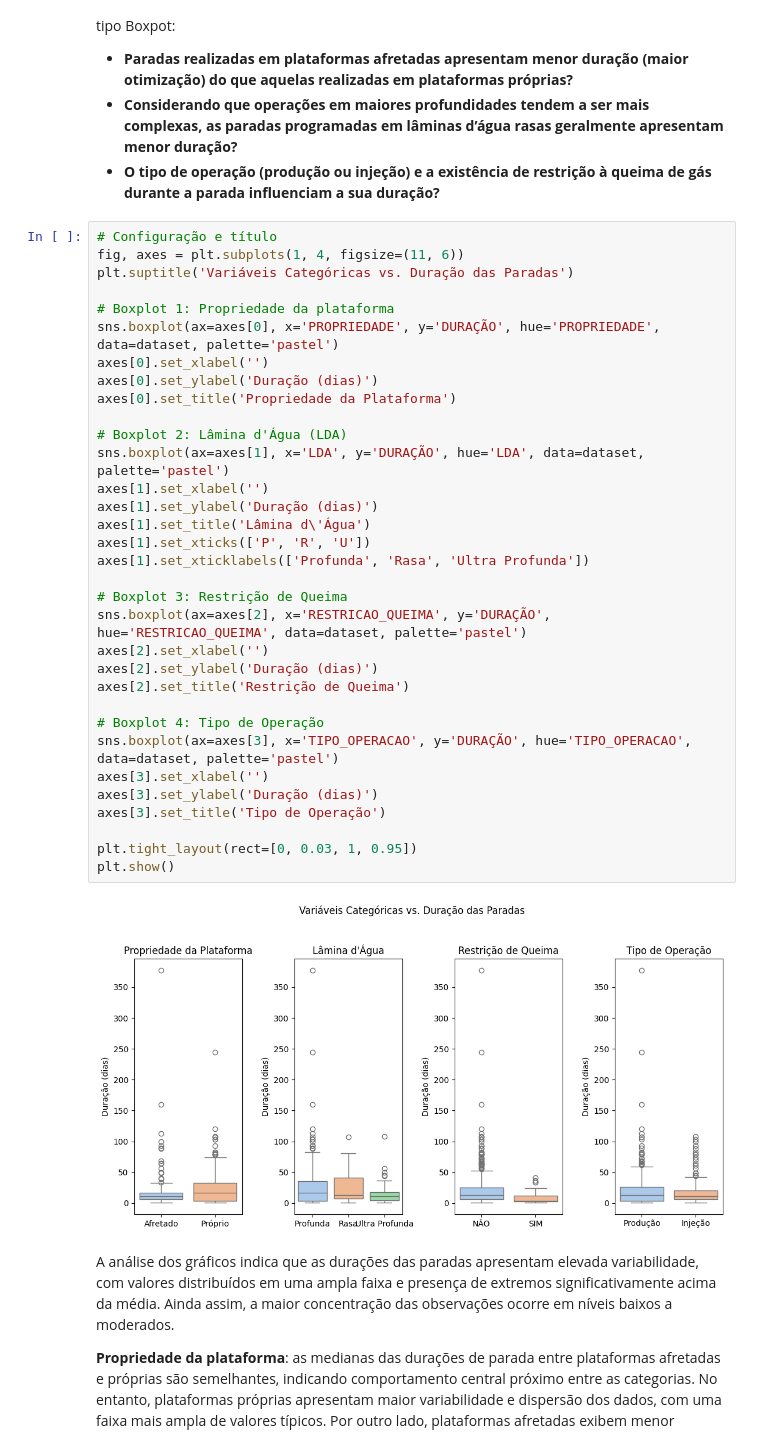
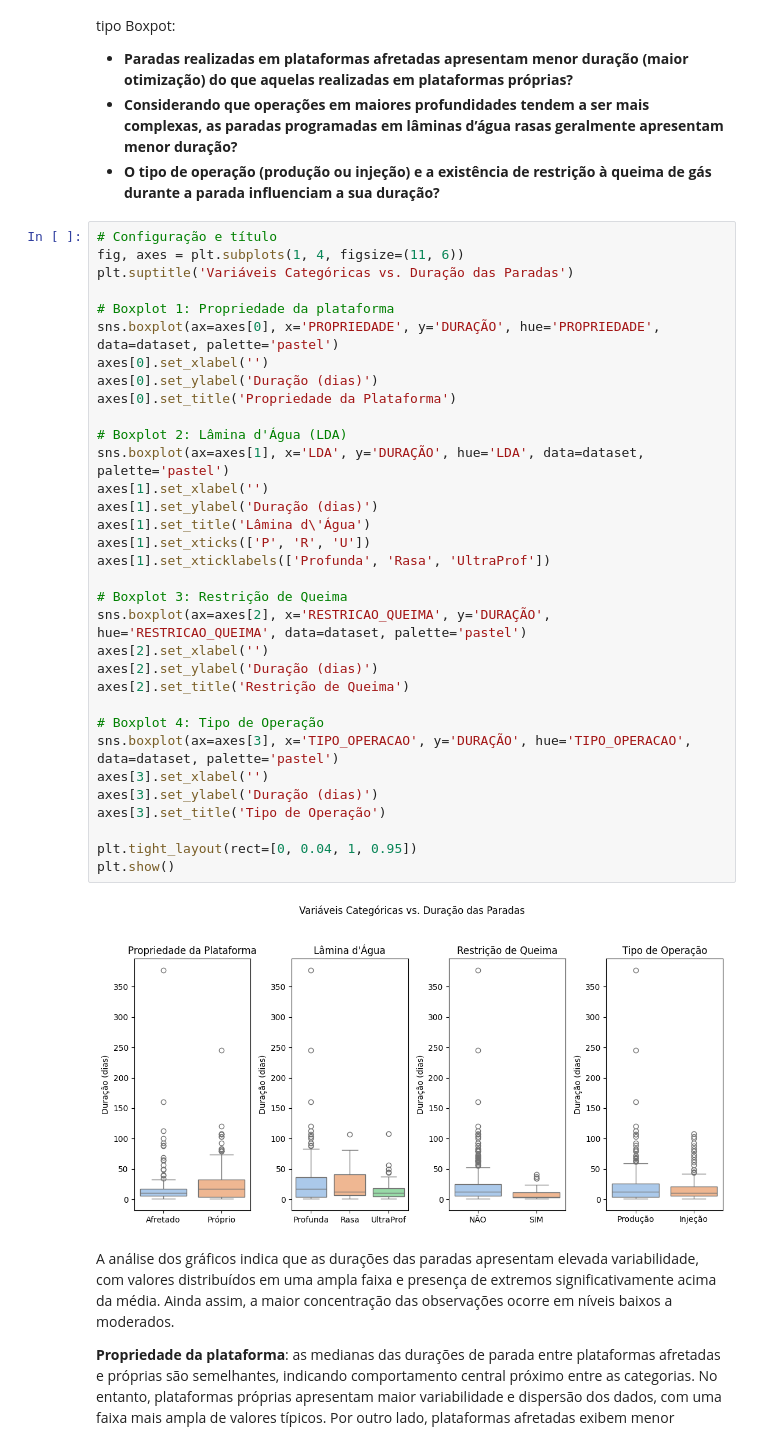
Before and after one commit to LAOLIVEIRA1972/PUC_MVP_AnaliseDados, a Jupyter notebook: mvp_Analise_Dados.ipynb, the cells around one changed output. Drawn from its saved outputs; the diff is of its cells as text.

```diff
--- a/mvp_Analise_Dados.ipynb
+++ b/mvp_Analise_Dados.ipynb
@@ -387,36 +387,36 @@ Para análise das demais hipóteses deste trabalho, listadas abaixo, serão elab
 fig, axes = plt.subplots(1, 4, figsize=(11, 6))
 plt.suptitle('Variáveis Categóricas vs. Duração das Paradas')
 
 # Boxplot 1: Propriedade da plataforma
 sns.boxplot(ax=axes[0], x='PROPRIEDADE', y='DURAÇÃO', hue='PROPRIEDADE', data=dataset, palette='pastel')
 axes[0].set_xlabel('')
 axes[0].set_ylabel('Duração (dias)')
 axes[0].set_title('Propriedade da Plataforma')
 
 # Boxplot 2: Lâmina d'Água (LDA)
 sns.boxplot(ax=axes[1], x='LDA', y='DURAÇÃO', hue='LDA', data=dataset, palette='pastel')
 axes[1].set_xlabel('')
 axes[1].set_ylabel('Duração (dias)')
 axes[1].set_title('Lâmina d\'Água')
 axes[1].set_xticks(['P', 'R', 'U'])
-axes[1].set_xticklabels(['Profunda', 'Rasa', 'Ultra Profunda'])
+axes[1].set_xticklabels(['Profunda', 'Rasa', 'UltraProf'])
 
 # Boxplot 3: Restrição de Queima
 sns.boxplot(ax=axes[2], x='RESTRICAO_QUEIMA', y='DURAÇÃO', hue='RESTRICAO_QUEIMA', data=dataset, palette='pastel')
 axes[2].set_xlabel('')
 axes[2].set_ylabel('Duração (dias)')
 axes[2].set_title('Restrição de Queima')
 
 # Boxplot 4: Tipo de Operação
 sns.boxplot(ax=axes[3], x='TIPO_OPERACAO', y='DURAÇÃO', hue='TIPO_OPERACAO', data=dataset, palette='pastel')
 axes[3].set_xlabel('')
 axes[3].set_ylabel('Duração (dias)')
 axes[3].set_title('Tipo de Operação')
 
-plt.tight_layout(rect=[0, 0.03, 1, 0.95])
+plt.tight_layout(rect=[0, 0.04, 1, 0.95])
 plt.show()
 # %% [output]
-[figure, old version]
+[figure, new version]
 # %% [markdown]
 A análise dos gráficos indica que as durações das paradas apresentam elevada variabilidade, com valores distribuídos em uma ampla faixa e presença de extremos significativamente acima da média. Ainda assim, a maior concentração das observações ocorre em níveis baixos a moderados.
 
```
